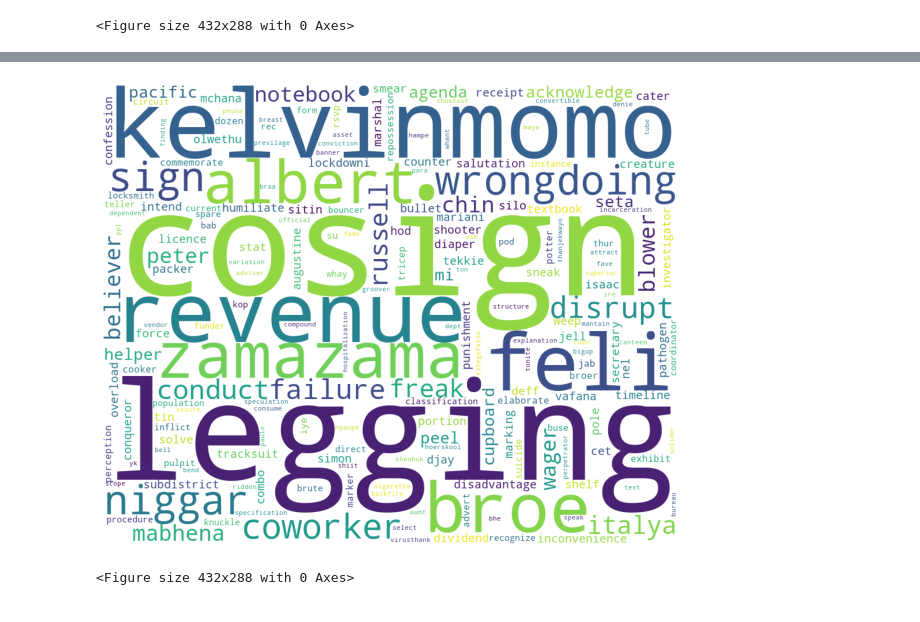
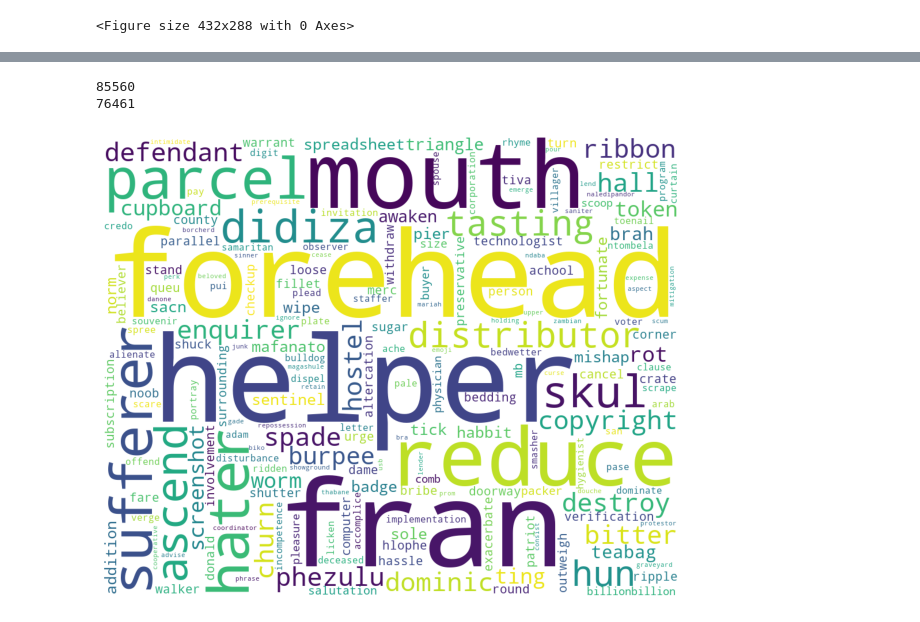
Before and after one commit to tomashege/research_project, a Jupyter notebook: Tomas/notebooks/tweet_analysis.ipynb, the cells around one changed output, grey strips where cells are left out. Drawn from its saved outputs; the diff is of its cells as text; code cells hidden in the pictures.

Commit message:
new wordcloud

```diff
--- a/Tomas/notebooks/tweet_analysis.ipynb
+++ b/Tomas/notebooks/tweet_analysis.ipynb
@@ -27,7 +27,7 @@ import datetime
 import matplotlib.dates as mdates
 # %%
 # input tweets from pickle file (They have been cleaned allready)
-tweets = pd.read_pickle("/Users/tomashegewisch/Desktop/all_6_months.pkl")
+tweets = pd.read_pickle("/Users/tomashegewisch/Desktop/all_6_months_2.pkl")
 d1 = "2020-03-01"
 d2 = "2020-08-31"
 def get_date_range_for_tweet(date):
@@ -280,34 +393 @@ plt.clf()
 <Figure size 432x288 with 0 Axes>
-# %%
-# plot the timeline frequency for popular hastags for the 6 months.
-def get_time_line_of_hastages(find_word):
-    def get_if_hastag(htags_list):
-        for i in htags_list:
-            for j in i:
-                if j == find_word[0]:
-                    return True
-        return False
-    specific_hastage_tweets = tweets[tweets['hashtags'].apply(lambda x : get_if_hastag(x)) == True]
-    post_feq = specific_hastage_tweets.groupby('date', as_index=False).size()
-    plt.figure(figsize=(16, 6))
-    sns.lineplot(x='date',
-                 y='size',
-                 data=post_feq).set_title("Frequency for: "+str(find_word)).get_figure().autofmt_xdate()
-    plt.tight_layout()
-    print("/Users/tomashegewisch/research_project/Tomas/charts/Frequency/feq_"+str(find_word)+".png")
-    plt.savefig("/Users/tomashegewisch/research_project/Tomas/charts/Frequency/feq_"+str(find_word)+".png")
-    plt.show()
-    plt.clf()
-
-list_of_hastages_to_process = ['covid19',
-'southafrica',
-'lockdownsa',
-'cyrilramaphosa',
-'lockdown',
-'covid19sa',
-'coronavirussa',
-'covid_19',
-'lockdownsouthafrica',
-'government']
-for i in list_of_hastages_to_process:
-    get_time_line_of_hastages(i)
@@ -362,38 +526,42 @@ hashtags = []
 for i in tweets['hashtags']:
     for j in i:
         hashtags.append(j)
 
 mentions = []
 for i in tweets['mentions']:
     for j in i:
-        mentions.append(j['screen_name'])
+        mentions.append(j['screen_name'].lower())
 
 x = set(word_list[0].tolist())
 y = set(hashtags)
 x.difference_update(y)
 cleaned_words_no_hashtags = list(x)
 
 x2 = set(cleaned_words_no_hashtags)
+print(len(x2))
 y2 = set(mentions)
 x2.difference_update(y2)
+print(len(x2))
 cleaned_words_no_hashtags = list(x2)
+
 
 text=" ".join(cleaned_words_no_hashtags)
 
 wordcloud = WordCloud(width = 1000, height = 800,
                 background_color ='white',
                 min_font_size = 10).generate(text)
-
+wordcloud.to_file("/Users/tomashegewisch/research_project/Tomas/charts/wordcloud/All_words.png")
 #plot the WordCloud image
 plt.figure(figsize = (8, 8), facecolor = None)
 plt.imshow(wordcloud)
 plt.axis("off")
 plt.tight_layout(pad = 0)
 plt.show()
-plt.savefig("/Users/tomashegewisch/research_project/Tomas/charts/wordcloud/All_words.png")
+#plt.savefig("/Users/tomashegewisch/research_project/Tomas/charts/wordcloud/All_words.png")
 # %% [output]
+85560
+76461
-[figure, old version]
+[figure, new version]
-<Figure size 432x288 with 0 Axes>
 # %%
 # word cloud with negitive sentimnet tweets.
 negitive_tweets_words_list = []
```
Also changed, not shown: parts of 11 cells of this notebook, 42 other files.
